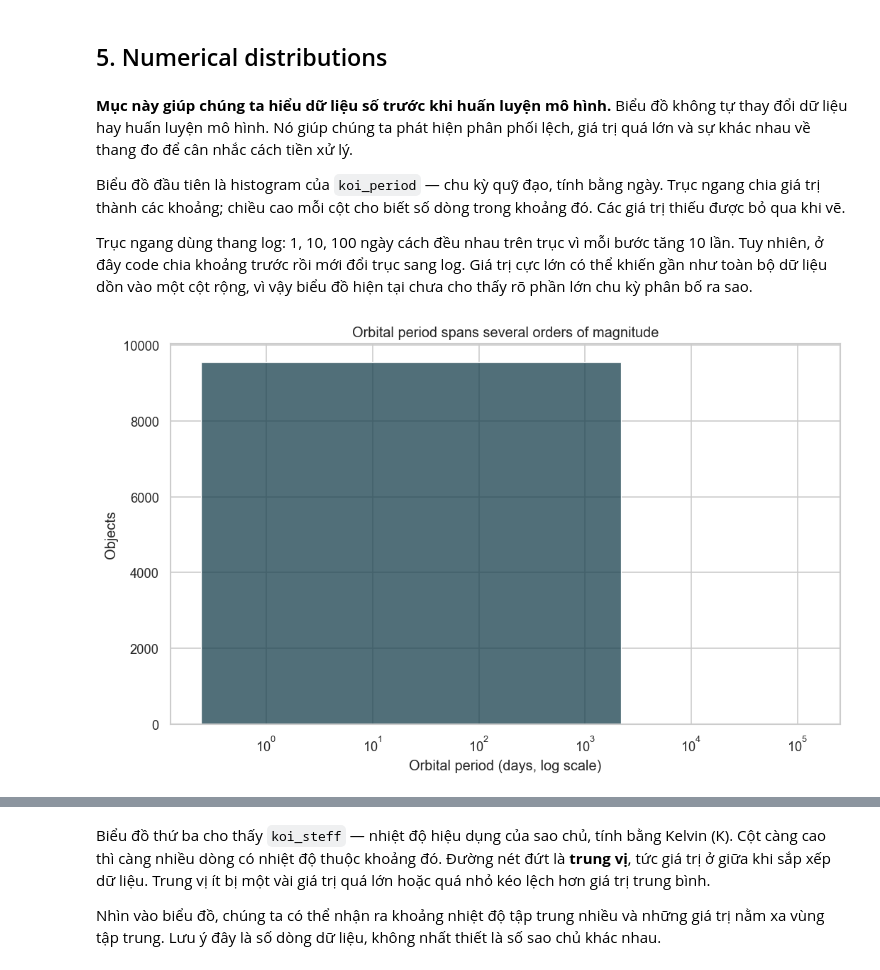
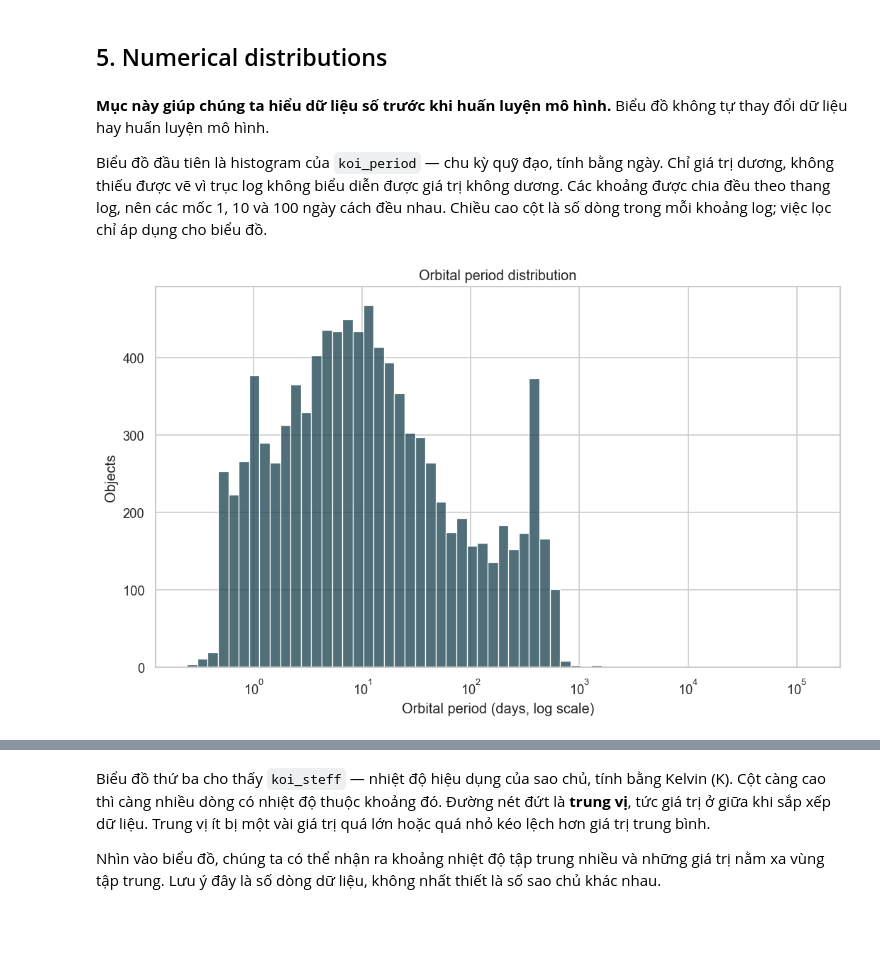
Before and after one commit to khanhhoangduydinh/CO5177-Programming_Foundation_for_Data_Analytics_and_Visualization, a Jupyter notebook: notebooks/tabular_koi_eda.ipynb, the cells around one changed output, grey strips where cells are left out. Saved outputs shown, nothing was run; the diff lists cells and outputs as text; code cells hidden in the pictures; blank space fills up the shorter version.

```diff
--- a/notebooks/tabular_koi_eda.ipynb
+++ b/notebooks/tabular_koi_eda.ipynb
@@ -228,19 +228,17 @@ values are filled with the most common value.
 # %% [markdown]
 ## 5. Numerical distributions
 # %% [markdown]
-**Mục này giúp chúng ta hiểu dữ liệu số trước khi huấn luyện mô hình.** Biểu đồ không tự thay đổi dữ liệu hay huấn luyện mô hình. Nó giúp chúng ta phát hiện phân phối lệch, giá trị quá lớn và sự khác nhau về thang đo để cân nhắc cách tiền xử lý.
+**Mục này giúp chúng ta hiểu dữ liệu số trước khi huấn luyện mô hình.** Biểu đồ không tự thay đổi dữ liệu hay huấn luyện mô hình.
 
-Biểu đồ đầu tiên là histogram của `koi_period` — chu kỳ quỹ đạo, tính bằng ngày. Trục ngang chia giá trị thành các khoảng; chiều cao mỗi cột cho biết số dòng trong khoảng đó. Các giá trị thiếu được bỏ qua khi vẽ.
-
-Trục ngang dùng thang log: 1, 10, 100 ngày cách đều nhau trên trục vì mỗi bước tăng 10 lần. Tuy nhiên, ở đây code chia khoảng trước rồi mới đổi trục sang log. Giá trị cực lớn có thể khiến gần như toàn bộ dữ liệu dồn vào một cột rộng, vì vậy biểu đồ hiện tại chưa cho thấy rõ phần lớn chu kỳ phân bố ra sao.
+Biểu đồ đầu tiên là histogram của `koi_period` — chu kỳ quỹ đạo, tính bằng ngày. Chỉ giá trị dương, không thiếu được vẽ vì trục log không biểu diễn được giá trị không dương. Các khoảng được chia đều theo thang log, nên các mốc 1, 10 và 100 ngày cách đều nhau. Chiều cao cột là số dòng trong mỗi khoảng log; việc lọc chỉ áp dụng cho biểu đồ.
 # %%
+period = df.loc[df["koi_period"] > 0, "koi_period"].dropna()
 plt.figure(figsize=(9, 5.6))
-sns.histplot(df["koi_period"].dropna(), bins=60, color="#173f4c")
-plt.xscale("log")
-plt.title("Orbital period spans several orders of magnitude")
+sns.histplot(period, bins=60, log_scale=True, color="#173f4c")
+plt.title("Orbital period distribution")
 plt.xlabel("Orbital period (days, log scale)")
 plt.ylabel("Objects")
 save_plot("03_orbital_period_distribution.png")
 # %% [output]
-[figure, old version]
+[figure, new version]
 # %% [markdown]
```
Also changed, not shown: parts of 4 cells of this notebook, 8 other files.
